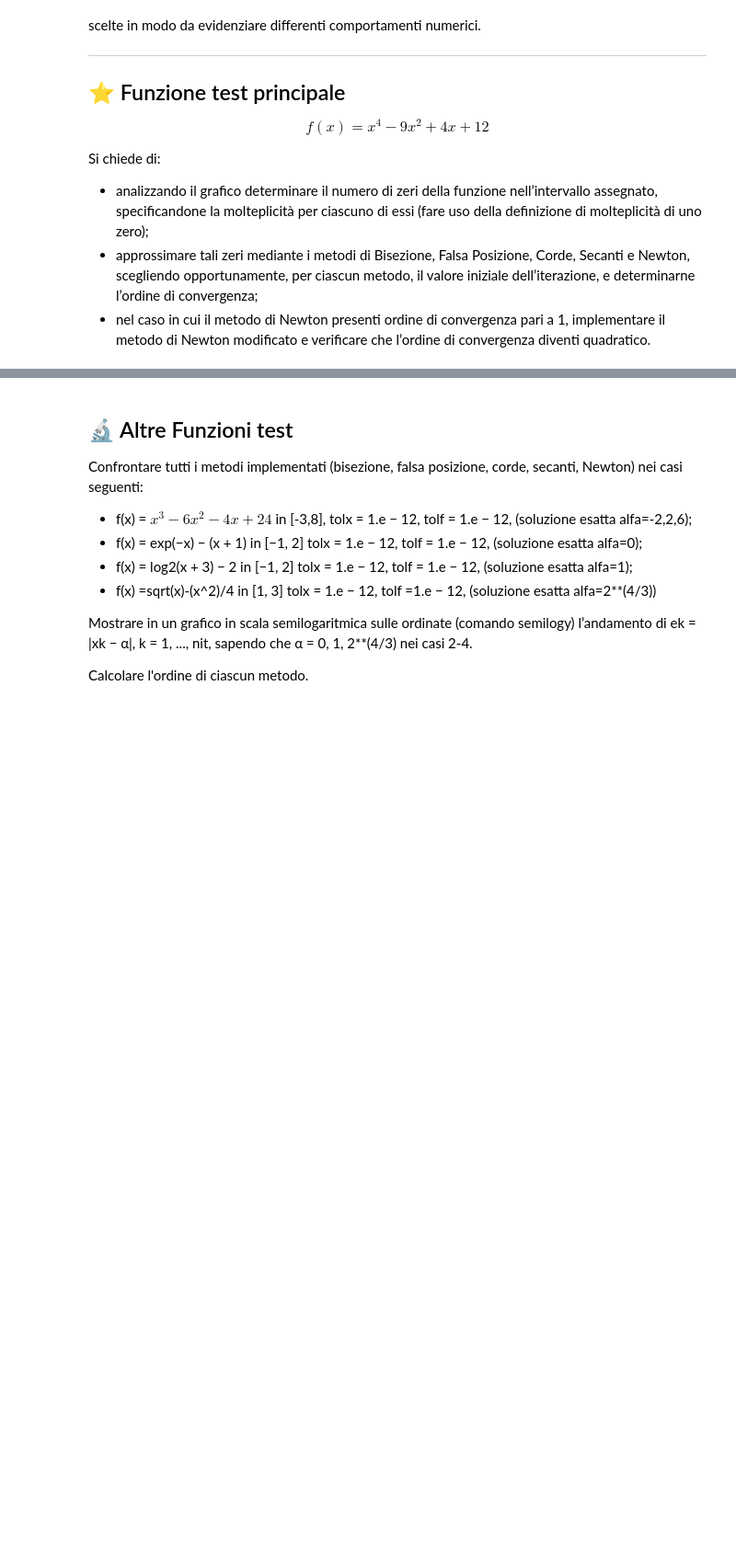
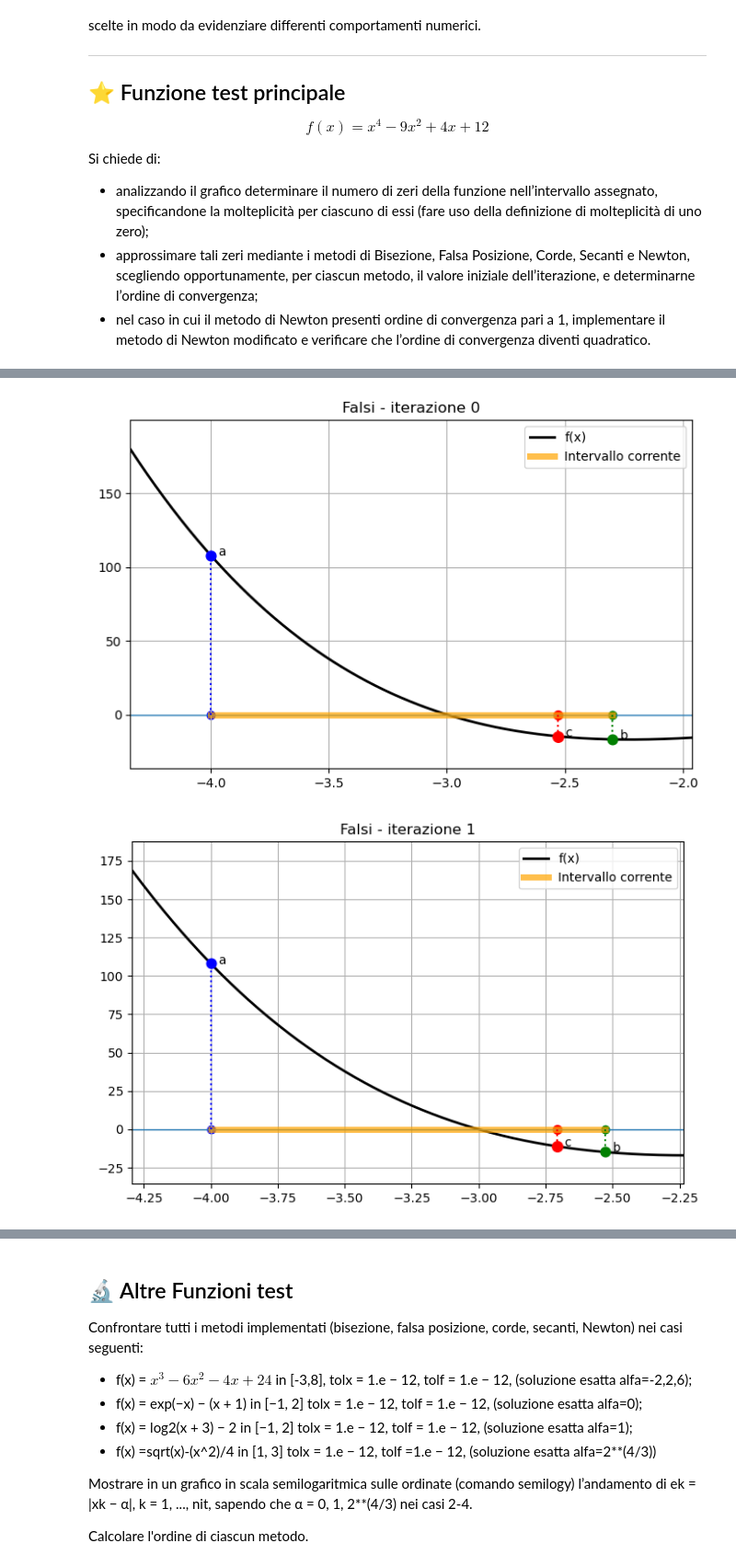
Before and after one commit to Hachi-69/Unibo-Computer-Science-and-Engineering-Year-2, a Jupyter notebook: Numerical-Methods-for-Artificial-Intelligence/Lab7/Laboratorio31_Marzo_2026/Laboratorio7.ipynb, the cells around one changed output, grey strips where cells are left out. Shown at 92% size. Cells and saved outputs as stored; diff of their text form; code cells hidden in the pictures; blank space fills up the shorter version.

```diff
--- a/Numerical-Methods-for-Artificial-Intelligence/Lab7/Laboratorio31_Marzo_2026/Laboratorio7.ipynb
+++ b/Numerical-Methods-for-Artificial-Intelligence/Lab7/Laboratorio31_Marzo_2026/Laboratorio7.ipynb
@@ -82,0 +146,6 @@ Si chiede di:
+# %%
+max_it = 50
+zero1_f, it1_f, xk1_f = zeri.falsi(f, a1, b1, tolx, tolf, max_it)
+# %% [output]
+[figure, added]
+[figure, added]
```
Also changed, not shown: parts of 6 cells of this notebook, 2 other files.
